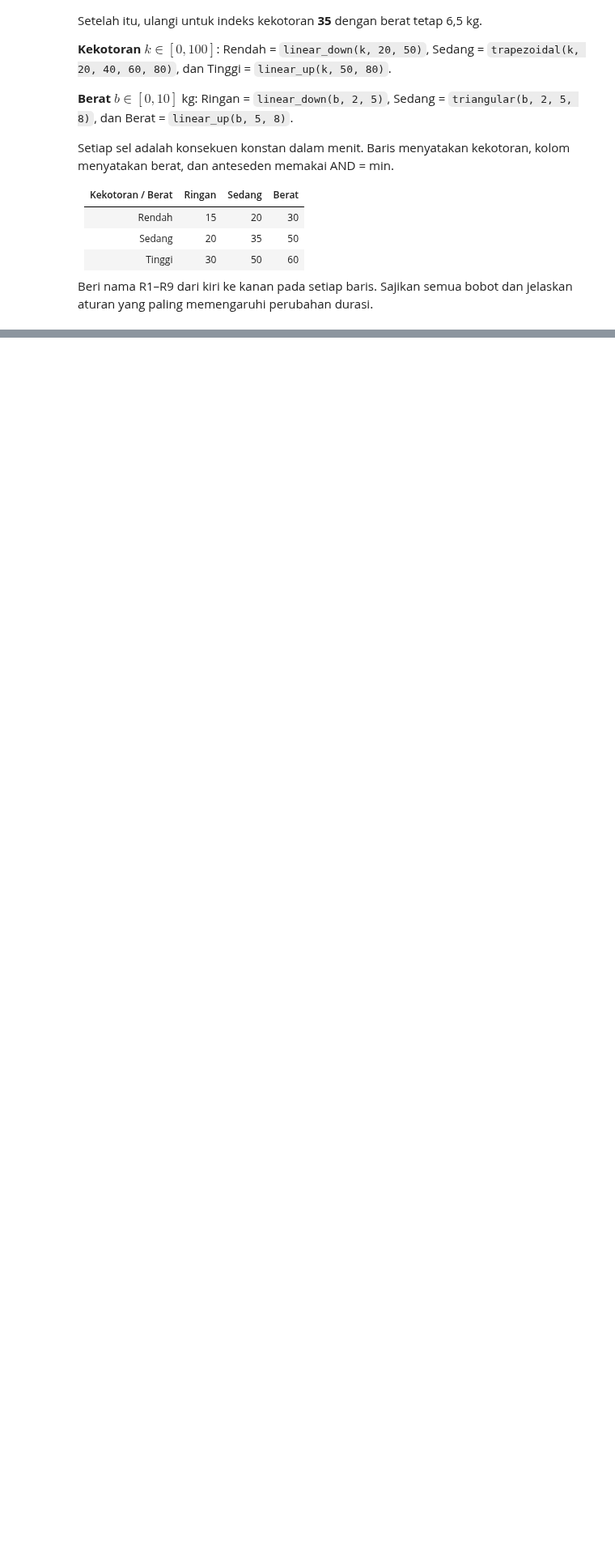
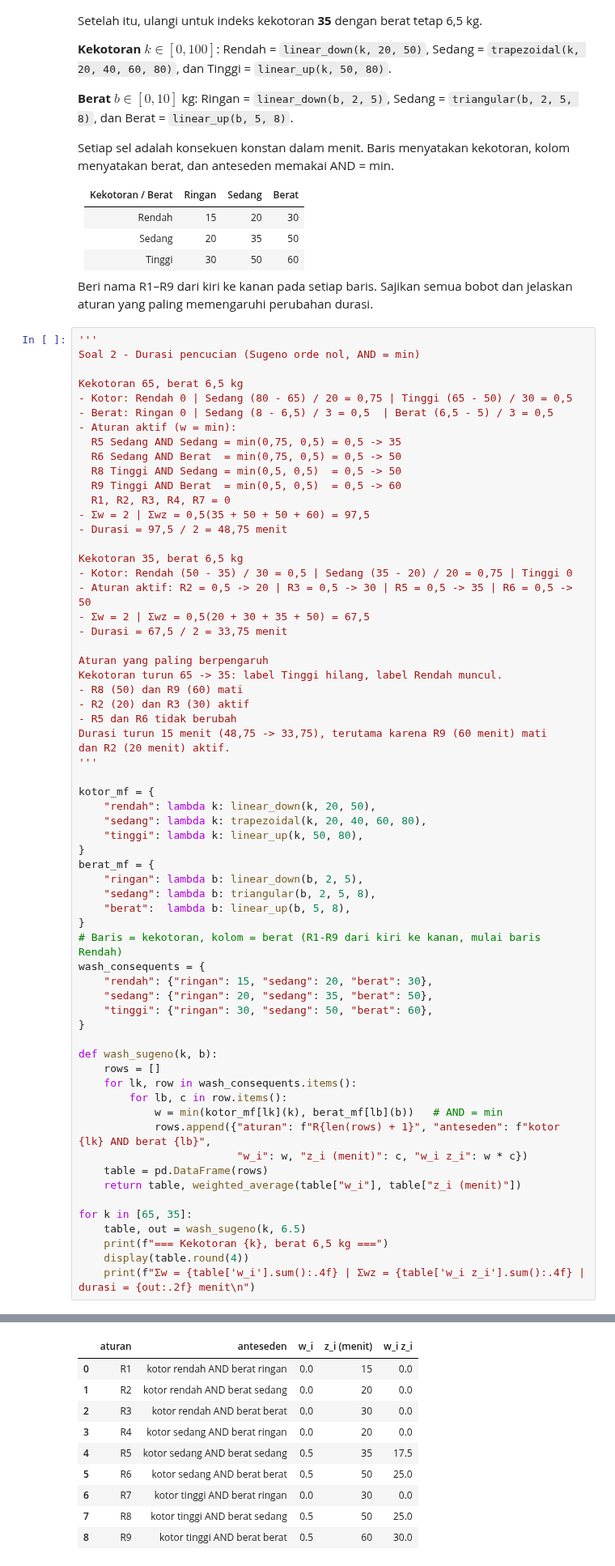
Before and after one commit to ElPma-code/ComIn-5054251011-Maria-Putu-Evelyne-Corena-Puryatma-ModTask, a Jupyter notebook: Assignment/Mod Fuzzy/03 - Model Fuzzy Sugeno.ipynb, the cells around one changed output, grey strips where cells are left out. Shown at 81% size. Cells and saved outputs as stored; diff of their text form; blank space fills up the shorter version.

```diff
--- a/Assignment/Mod Fuzzy/03 - Model Fuzzy Sugeno.ipynb
+++ b/Assignment/Mod Fuzzy/03 - Model Fuzzy Sugeno.ipynb
@@ -552,3 +620,67 @@ Setiap sel adalah konsekuen konstan dalam menit. Baris menyatakan kekotoran, kol
 | Tinggi | 30 | 50 | 60 |
 
 Beri nama R1–R9 dari kiri ke kanan pada setiap baris. Sajikan semua bobot dan jelaskan aturan yang paling memengaruhi perubahan durasi.
+# %%
+'''
+Soal 2 - Durasi pencucian (Sugeno orde nol, AND = min)
+
+Kekotoran 65, berat 6,5 kg
+- Kotor: Rendah 0 | Sedang (80 - 65) / 20 = 0,75 | Tinggi (65 - 50) / 30 = 0,5
+- Berat: Ringan 0 | Sedang (8 - 6,5) / 3 = 0,5  | Berat (6,5 - 5) / 3 = 0,5
+- Aturan aktif (w = min):
+  R5 Sedang AND Sedang = min(0,75, 0,5) = 0,5 -> 35
+  R6 Sedang AND Berat  = min(0,75, 0,5) = 0,5 -> 50
+  R8 Tinggi AND Sedang = min(0,5, 0,5)  = 0,5 -> 50
+  R9 Tinggi AND Berat  = min(0,5, 0,5)  = 0,5 -> 60
+  R1, R2, R3, R4, R7 = 0
+- Σw = 2 | Σwz = 0,5(35 + 50 + 50 + 60) = 97,5
+- Durasi = 97,5 / 2 = 48,75 menit
+
+Kekotoran 35, berat 6,5 kg
+- Kotor: Rendah (50 - 35) / 30 = 0,5 | Sedang (35 - 20) / 20 = 0,75 | Tinggi 0
+- Aturan aktif: R2 = 0,5 -> 20 | R3 = 0,5 -> 30 | R5 = 0,5 -> 35 | R6 = 0,5 -> 50
+- Σw = 2 | Σwz = 0,5(20 + 30 + 35 + 50) = 67,5
+- Durasi = 67,5 / 2 = 33,75 menit
+
+Aturan yang paling berpengaruh
+Kekotoran turun 65 -> 35: label Tinggi hilang, label Rendah muncul.
+- R8 (50) dan R9 (60) mati
+- R2 (20) dan R3 (30) aktif
+- R5 dan R6 tidak berubah
+Durasi turun 15 menit (48,75 -> 33,75), terutama karena R9 (60 menit) mati
+dan R2 (20 menit) aktif.
+'''
+
+kotor_mf = {
+    "rendah": lambda k: linear_down(k, 20, 50),
+    "sedang": lambda k: trapezoidal(k, 20, 40, 60, 80),
+    "tinggi": lambda k: linear_up(k, 50, 80),
+}
+berat_mf = {
+    "ringan": lambda b: linear_down(b, 2, 5),
+    "sedang": lambda b: triangular(b, 2, 5, 8),
+    "berat":  lambda b: linear_up(b, 5, 8),
+}
+# Baris = kekotoran, kolom = berat (R1-R9 dari kiri ke kanan, mulai baris Rendah)
+wash_consequents = {
+    "rendah": {"ringan": 15, "sedang": 20, "berat": 30},
+    "sedang": {"ringan": 20, "sedang": 35, "berat": 50},
+    "tinggi": {"ringan": 30, "sedang": 50, "berat": 60},
+}
+
+def wash_sugeno(k, b):
+    rows = []
+    for lk, row in wash_consequents.items():
+        for lb, c in row.items():
+            w = min(kotor_mf[lk](k), berat_mf[lb](b))   # AND = min
+            rows.append({"aturan": f"R{len(rows) + 1}", "anteseden": f"kotor {lk} AND berat {lb}",
+                         "w_i": w, "z_i (menit)": c, "w_i z_i": w * c})
+    table = pd.DataFrame(rows)
+    return table, weighted_average(table["w_i"], table["z_i (menit)"])
+
+for k in [65, 35]:
+    table, out = wash_sugeno(k, 6.5)
+    print(f"=== Kekotoran {k}, berat 6,5 kg ===")
+    display(table.round(4))
+    print(f"Σw = {table['w_i'].sum():.4f} | Σwz = {table['w_i z_i'].sum():.4f} | durasi = {out:.2f} menit\n")
+# %% [output]
@@ -554,0 +688,10 @@ Beri nama R1–R9 dari kiri ke kanan pada setiap baris. Sajikan semua bobot dan
+|  | aturan | anteseden | w_i | z_i (menit) | w_i z_i |
+| 0 | R1 | kotor rendah AND berat ringan | 0.0 | 15 | 0.0 |
+| 1 | R2 | kotor rendah AND berat sedang | 0.0 | 20 | 0.0 |
+| 2 | R3 | kotor rendah AND berat berat | 0.0 | 30 | 0.0 |
+| 3 | R4 | kotor sedang AND berat ringan | 0.0 | 20 | 0.0 |
+| 4 | R5 | kotor sedang AND berat sedang | 0.5 | 35 | 17.5 |
+| 5 | R6 | kotor sedang AND berat berat | 0.5 | 50 | 25.0 |
+| 6 | R7 | kotor tinggi AND berat ringan | 0.0 | 30 | 0.0 |
+| 7 | R8 | kotor tinggi AND berat sedang | 0.5 | 50 | 25.0 |
+| 8 | R9 | kotor tinggi AND berat berat | 0.5 | 60 | 30.0 |
```
Also changed, not shown: parts of 3 cells of this notebook, 3 other files.
